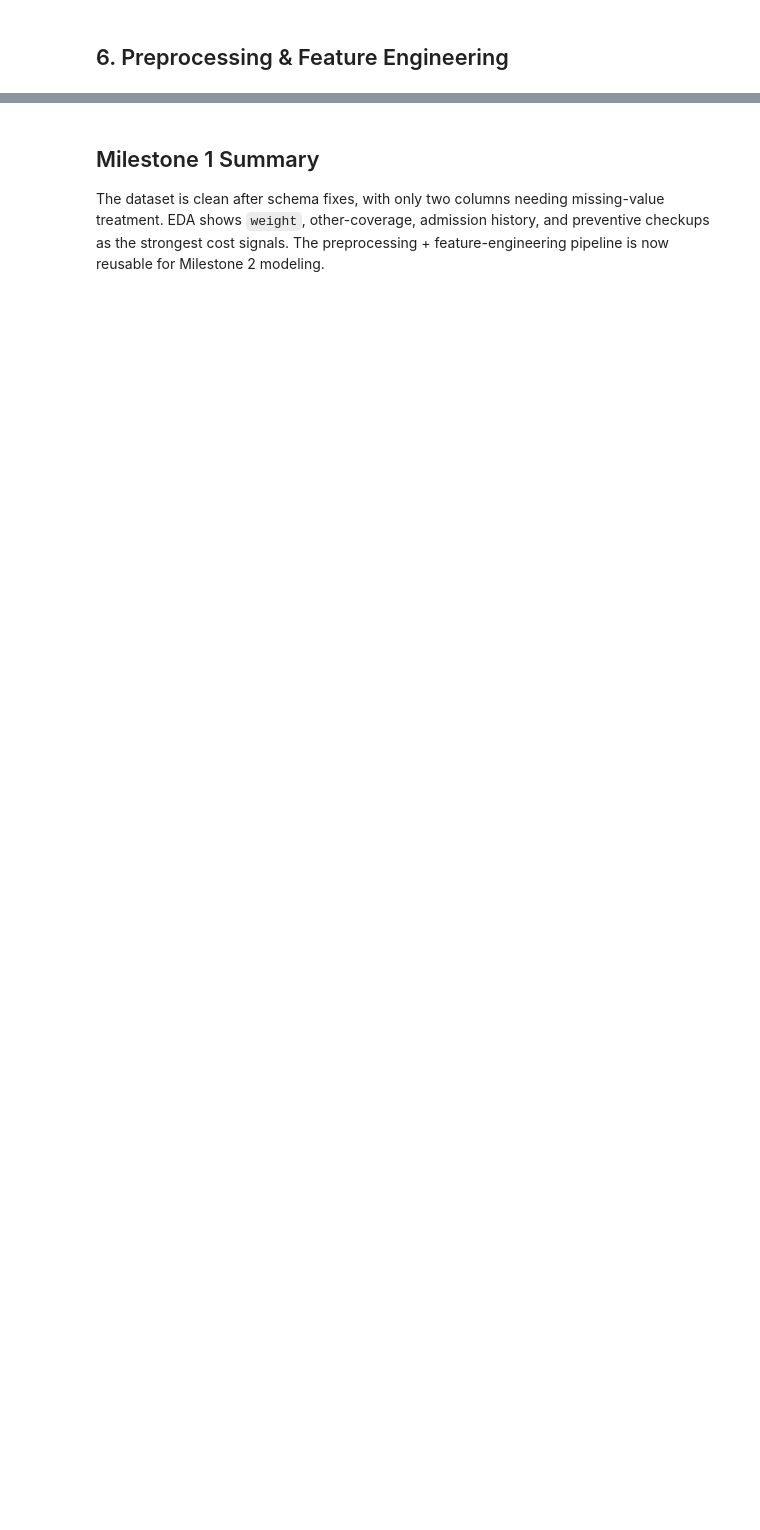
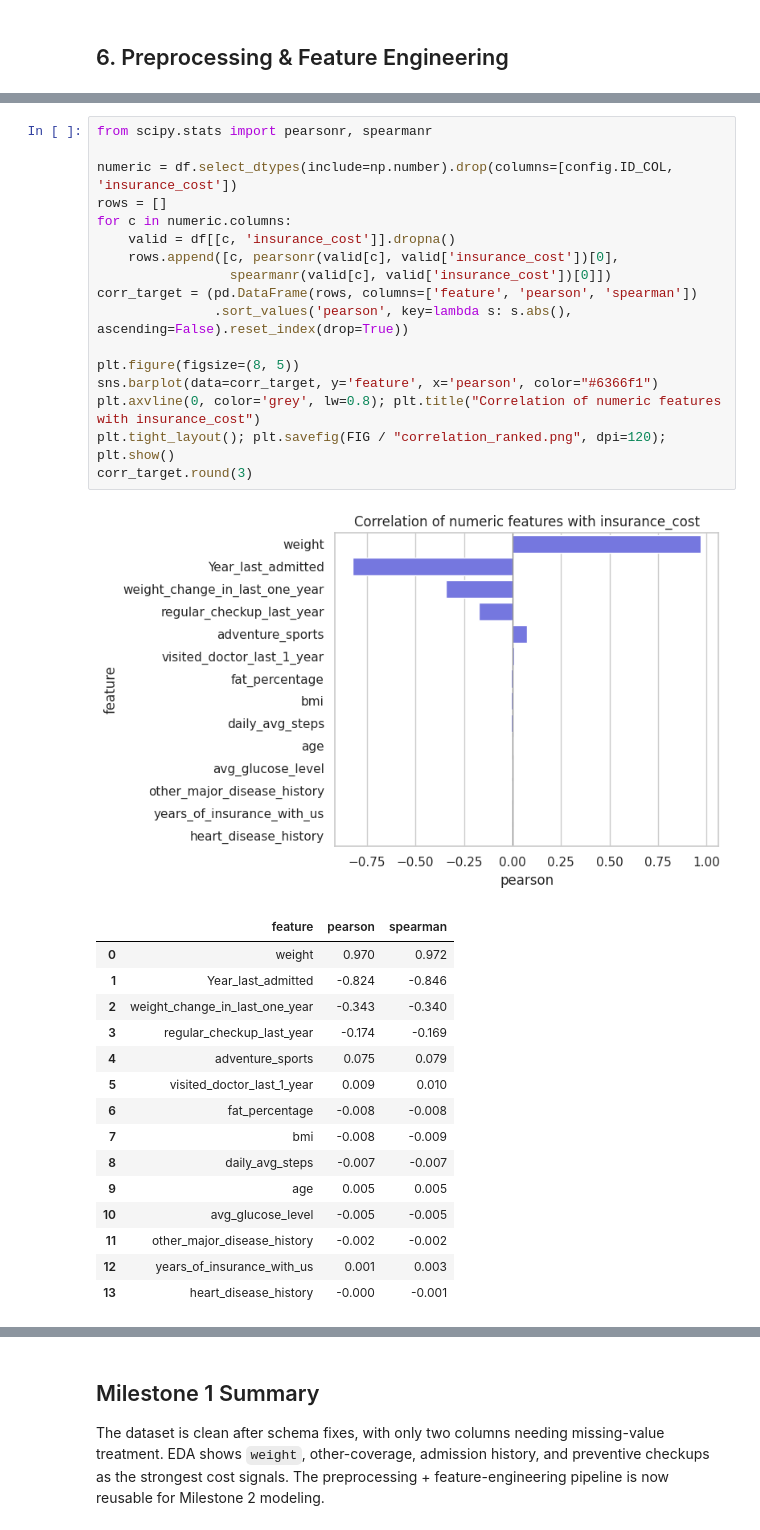
Before and after one commit to gunjan075/gl-capstone, a Jupyter notebook: experiments/01_milestone1_eda_preprocessing.ipynb, the cells around one changed output, grey strips where cells are left out. Drawn from its saved outputs; the diff is of its cells as text; blank space fills up the shorter version.

```diff
--- a/experiments/01_milestone1_eda_preprocessing.ipynb
+++ b/experiments/01_milestone1_eda_preprocessing.ipynb
@@ -234,0 +271,34 @@ Engineered matrix shape: (25000, 28)
+# %%
+from scipy.stats import pearsonr, spearmanr
+
+numeric = df.select_dtypes(include=np.number).drop(columns=[config.ID_COL, 'insurance_cost'])
+rows = []
+for c in numeric.columns:
+    valid = df[[c, 'insurance_cost']].dropna()
+    rows.append([c, pearsonr(valid[c], valid['insurance_cost'])[0],
+                 spearmanr(valid[c], valid['insurance_cost'])[0]])
+corr_target = (pd.DataFrame(rows, columns=['feature', 'pearson', 'spearman'])
+               .sort_values('pearson', key=lambda s: s.abs(), ascending=False).reset_index(drop=True))
+
+plt.figure(figsize=(8, 5))
+sns.barplot(data=corr_target, y='feature', x='pearson', color="#6366f1")
+plt.axvline(0, color='grey', lw=0.8); plt.title("Correlation of numeric features with insurance_cost")
+plt.tight_layout(); plt.savefig(FIG / "correlation_ranked.png", dpi=120); plt.show()
+corr_target.round(3)
+# %% [output]
+[figure, added]
+|  | feature | pearson | spearman |
+| 0 | weight | 0.970 | 0.972 |
+| 1 | Year_last_admitted | -0.824 | -0.846 |
+| 2 | weight_change_in_last_one_year | -0.343 | -0.340 |
+| 3 | regular_checkup_last_year | -0.174 | -0.169 |
+| 4 | adventure_sports | 0.075 | 0.079 |
+| 5 | visited_doctor_last_1_year | 0.009 | 0.010 |
+| 6 | fat_percentage | -0.008 | -0.008 |
+| 7 | bmi | -0.008 | -0.009 |
+| 8 | daily_avg_steps | -0.007 | -0.007 |
+| 9 | age | 0.005 | 0.005 |
+| 10 | avg_glucose_level | -0.005 | -0.005 |
+| 11 | other_major_disease_history | -0.002 | -0.002 |
+| 12 | years_of_insurance_with_us | 0.001 | 0.003 |
+| 13 | heart_disease_history | -0.000 | -0.001 |
```
Also changed, not shown: parts of 31 cells of this notebook, 22 other files.
